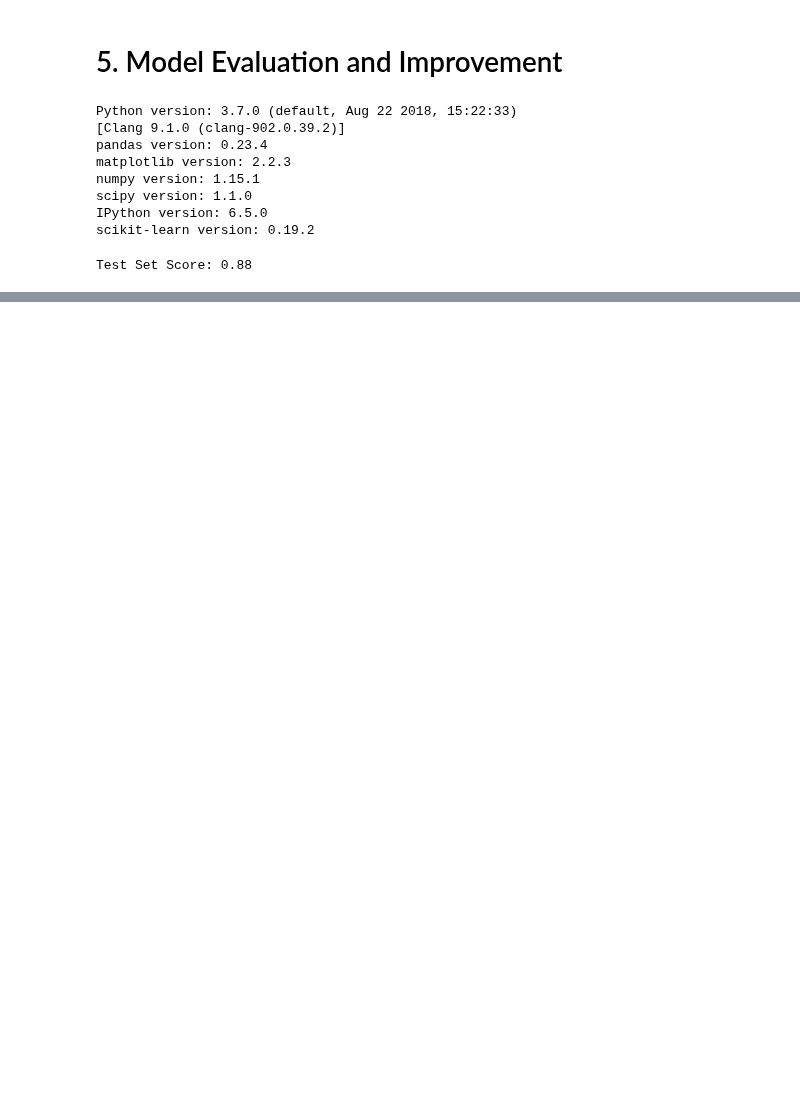
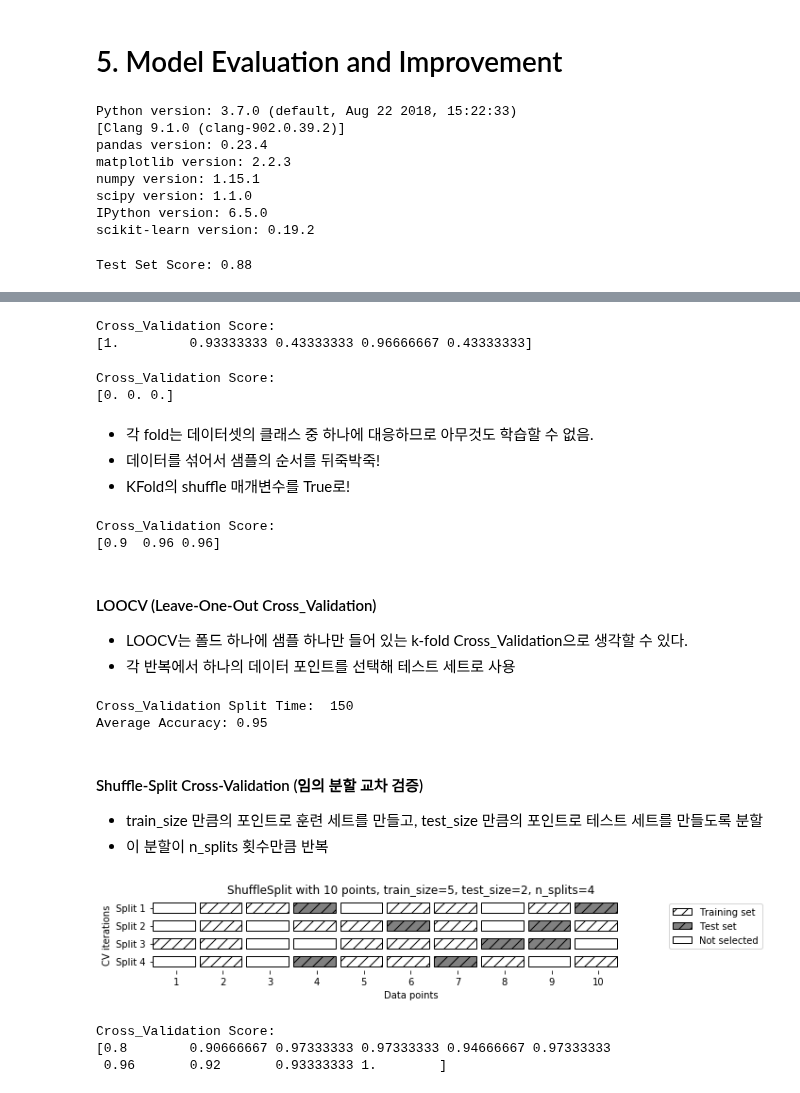
Before and after one commit to JMmmmuu/ML, a Jupyter notebook: IntroToMLwithPython/5_ModelEvaluation_n_Improvement.ipynb, the cells around one changed output, grey strips where cells are left out. Cells and saved outputs as stored; diff of their text form; code cells hidden in the pictures; blank space fills up the shorter version.

```diff
--- a/IntroToMLwithPython/5_ModelEvaluation_n_Improvement.ipynb
+++ b/IntroToMLwithPython/5_ModelEvaluation_n_Improvement.ipynb
@@ -51,0 +126,54 @@ Test Set Score: 0.88
+# %%
+from sklearn.model_selection import KFold
+kfold = KFold(n_splits=5)
+
+print("Cross_Validation Score:\n{}".format(cross_val_score(logreg, iris.data, iris.target, cv=kfold)))
+# %% [output]
+Cross_Validation Score:
+[1.         0.93333333 0.43333333 0.96666667 0.43333333]
+# %%
+kfold = KFold(n_splits=3)
+print("Cross_Validation Score:\n{}".format(cross_val_score(logreg, iris.data, iris.target, cv=kfold)))
+# %% [output]
+Cross_Validation Score:
+[0. 0. 0.]
+# %% [markdown]
+* 각 fold는 데이터셋의 클래스 중 하나에 대응하므로 아무것도 학습할 수 없음.
+* 데이터를 섞어서 샘플의 순서를 뒤죽박죽!
+* KFold의 shuffle 매개변수를 True로!
+# %%
+kfold = KFold(n_splits=3, shuffle=True, random_state=0)
+print("Cross_Validation Score:\n{}".format(cross_val_score(logreg, iris.data, iris.target, cv=kfold)))
+# %% [output]
+Cross_Validation Score:
+[0.9  0.96 0.96]
+# %% [markdown]
+#### LOOCV (Leave-One-Out Cross_Validation)
+* LOOCV는 폴드 하나에 샘플 하나만 들어 있는 k-fold Cross_Validation으로 생각할 수 있다.
+* 각 반복에서 하나의 데이터 포인트를 선택해 테스트 세트로 사용
+# %%
+from sklearn.model_selection import LeaveOneOut
+loo = LeaveOneOut()
+scores = cross_val_score(logreg, iris.data, iris.target, cv=loo)
+print("Cross_Validation Split Time: ", len(scores))
+print("Average Accuracy: {:.2f}".format(scores.mean()))
+# %% [output]
+Cross_Validation Split Time:  150
+Average Accuracy: 0.95
+# %% [markdown]
+#### Shuffle-Split Cross-Validation (임의 분할 교차 검증)
+* train_size 만큼의 포인트로 훈련 세트를 만들고, test_size 만큼의 포인트로 테스트 세트를 만들도록 분할
+* 이 분할이 n_splits 횟수만큼 반복
+# %%
+mglearn.plots.plot_shuffle_split()
+# %% [output]
+[figure, added]
+# %%
+from sklearn.model_selection import ShuffleSplit
+shuffle_split = ShuffleSplit(test_size=.5, train_size=.5, n_splits=10)
+scores = cross_val_score(logreg, iris.data, iris.target, cv=shuffle_split)
+print("Cross_Validation Score:\n{}".format(scores))
+# %% [output]
+Cross_Validation Score:
+[0.8        0.90666667 0.97333333 0.97333333 0.94666667 0.97333333
+ 0.96       0.92       0.93333333 1.        ]
```
Also changed, not shown: parts of 16 cells of this notebook.
